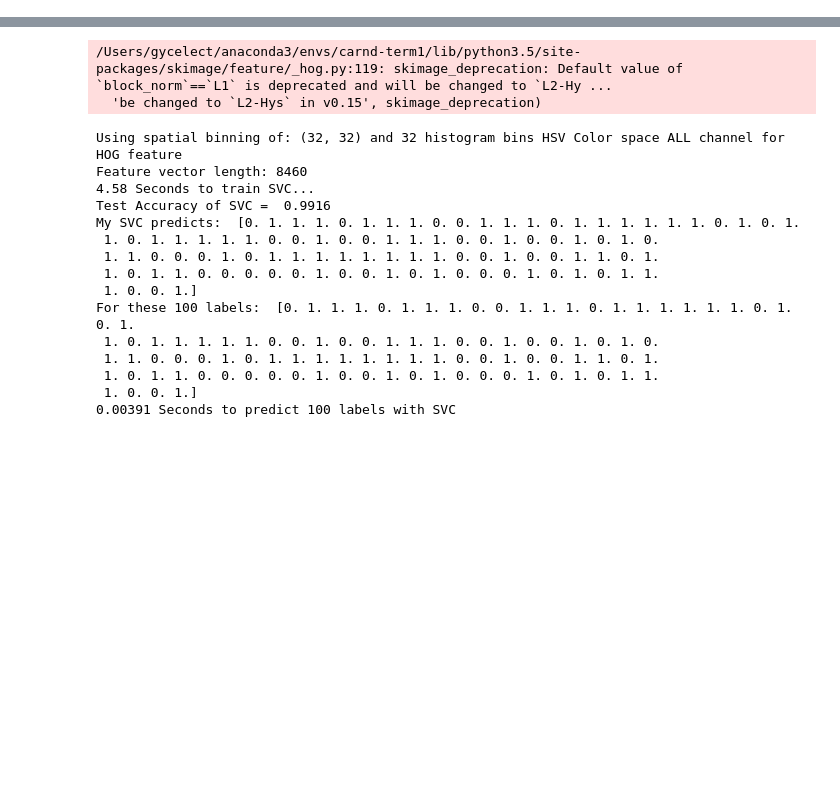
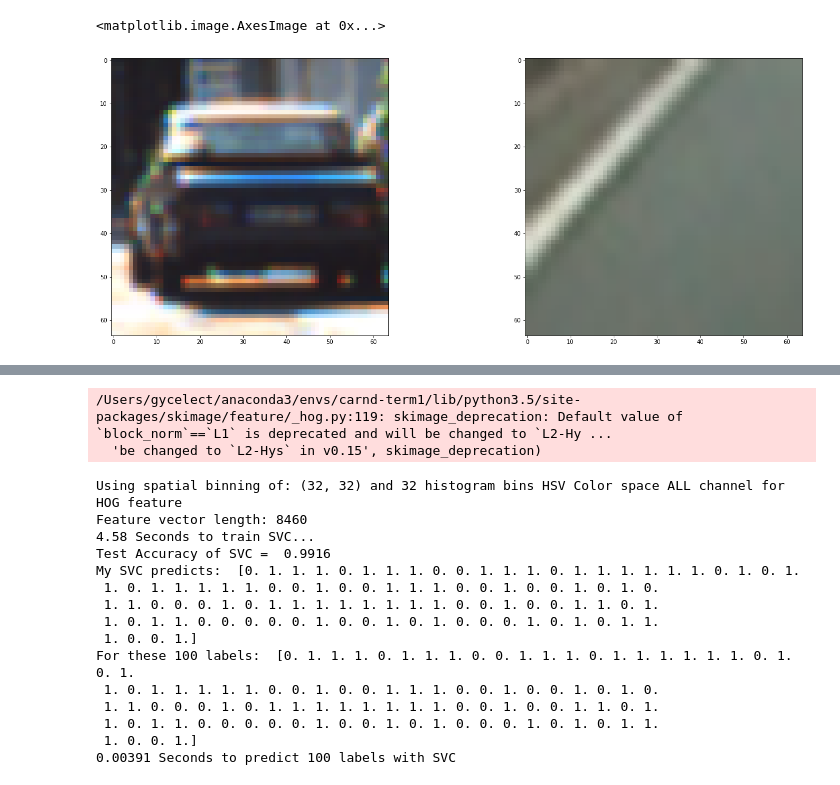
Before and after one commit to guangyangai/CarND-Vehicle-Detection-P5, a Jupyter notebook: vehicle_detection.ipynb, the cells around one changed output, grey strips where cells are left out. Saved outputs shown, nothing was run; the diff lists cells and outputs as text; code cells hidden in the pictures; blank space fills up the shorter version.

```diff
--- a/vehicle_detection.ipynb
+++ b/vehicle_detection.ipynb
@@ -0,0 +1,24 @@
+# %%
+# demo HOG feature
+import matplotlib.image as mpimg
+import matplotlib.pyplot as plt
+import numpy as np
+import cv2
+import glob
+import time
+from skimage.feature import hog
+from sklearn.svm import LinearSVC, SVC
+from sklearn.preprocessing import StandardScaler
+from sklearn.model_selection import GridSearchCV
+#from sklearn.model_selection import train_test_split
+from sklearn.cross_validation import train_test_split
+
+car_example = mpimg.imread('vehicles/KITTI_extracted/1.png')
+notcar_example = mpimg.imread('non-vehicles/GTI/image12.png')
+%matplotlib inline
+f, (ax1,ax2) = plt.subplots(1, 2, figsize=(24, 9))
+ax1.imshow(car_example)
+ax2.imshow(notcar_example)
+# %% [output]
+<matplotlib.image.AxesImage at 0x...>
+[figure, added]
```
Also changed, not shown: parts of 3 cells of this notebook, 8 other files.
